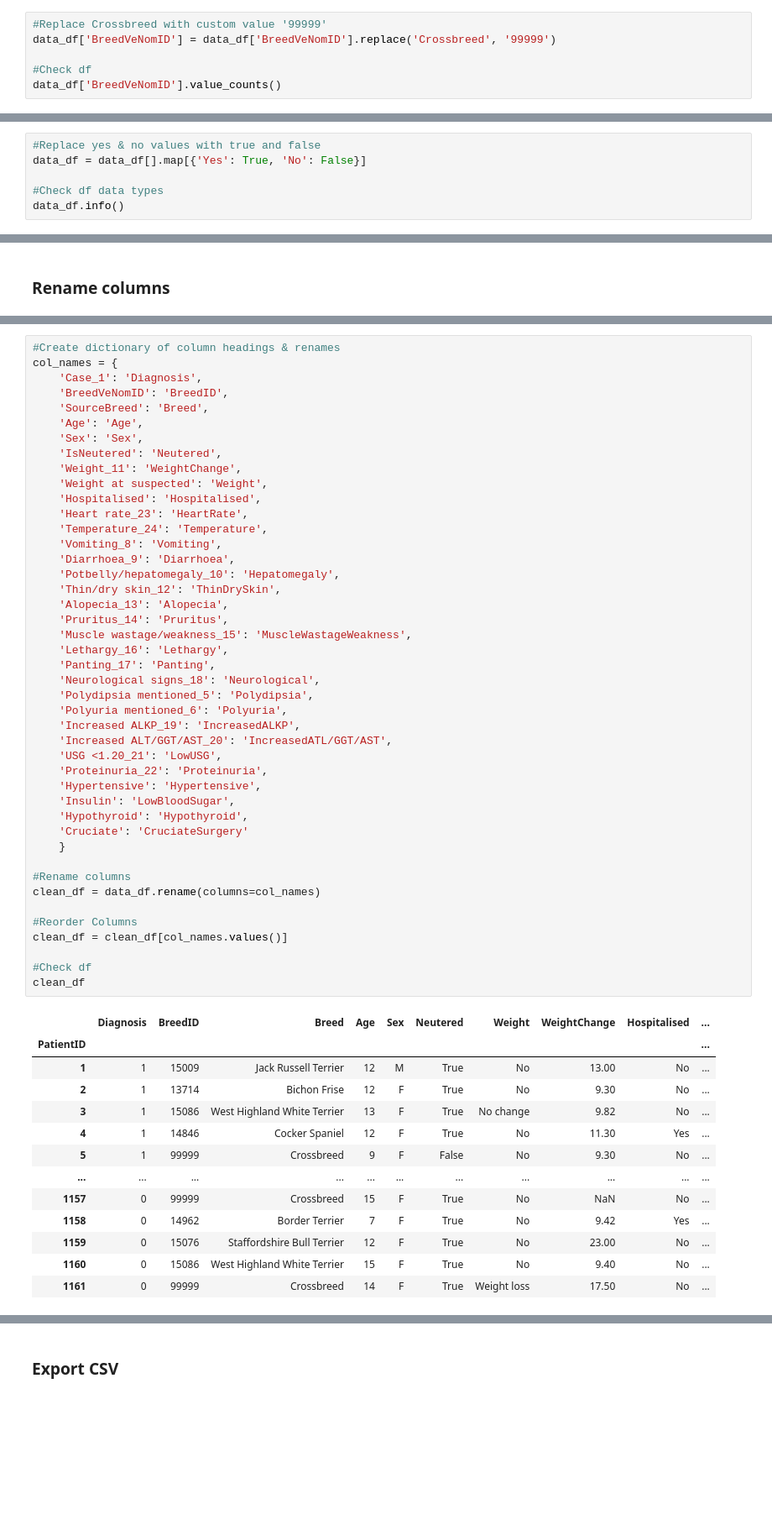
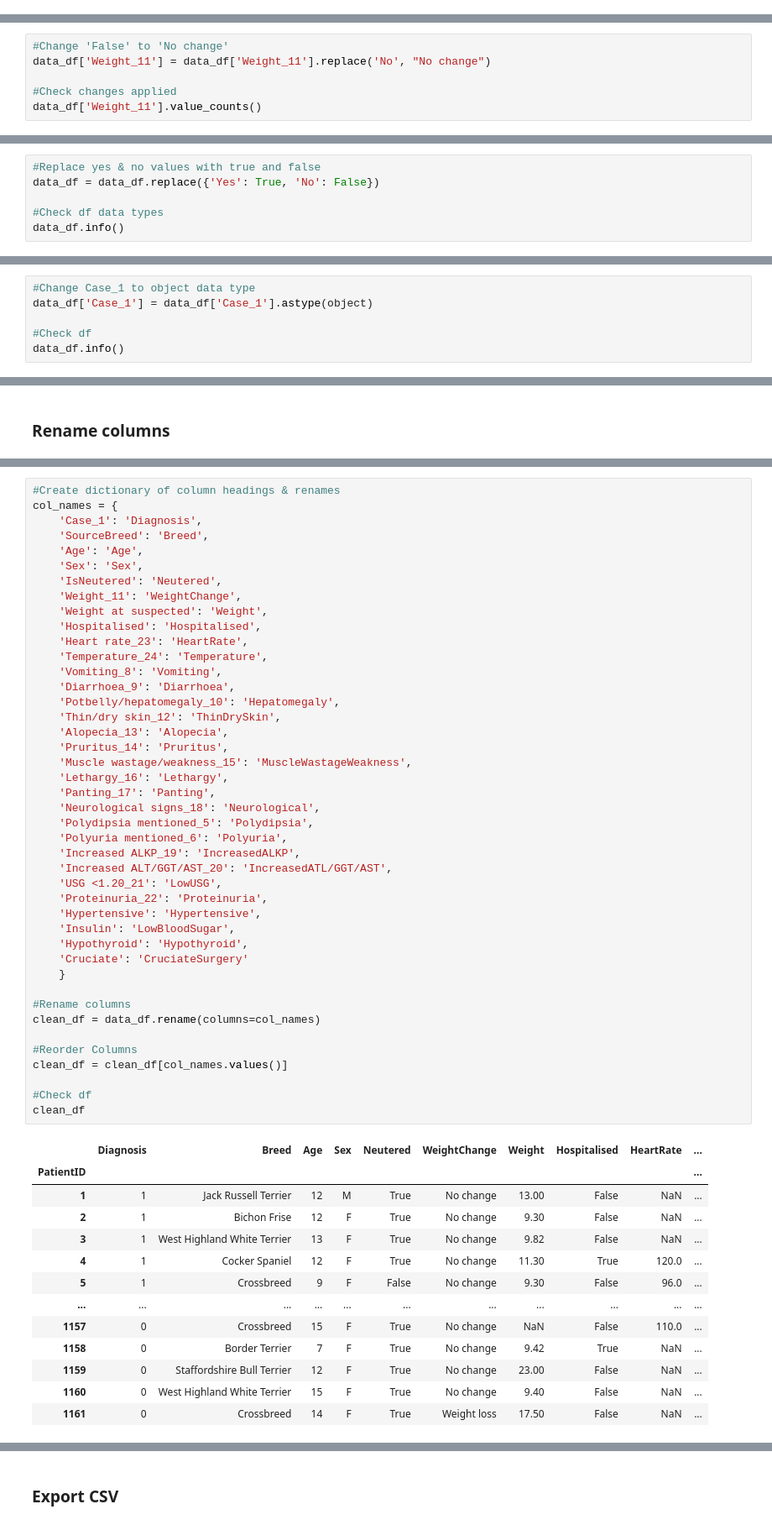
Before and after one commit to Kopixx/Project-4, a Jupyter notebook: data_cleaning.ipynb, the cells around one changed output, grey strips where cells are left out. Shown at 84% size. Drawn from its saved outputs; the diff is of its cells as text; blank space fills up the shorter version.

Commit message:
Updated data cleaning file

```diff
--- a/data_cleaning.ipynb
+++ b/data_cleaning.ipynb
@@ -215,6 +196,0 @@ Name: BreedVeNomID, Length: 122, dtype: int64
-# %%
-#Replace Crossbreed with custom value '99999'
-data_df['BreedVeNomID'] = data_df['BreedVeNomID'].replace('Crossbreed', '99999')
-
-#Check df
-data_df['BreedVeNomID'].value_counts()
@@ -233,0 +208,6 @@ Name: BreedVeNomID, Length: 122, dtype: int64
+# %%
+#Change 'False' to 'No change'
+data_df['Weight_11'] = data_df['Weight_11'].replace('No', "No change")
+
+#Check changes applied
+data_df['Weight_11'].value_counts()
@@ -256,7 +243,7 @@ memory usage: 45.4+ KB
 ### Boolean data types
 # %%
 #Replace yes & no values with true and false
-data_df = data_df[].map[{'Yes': True, 'No': False}]
+data_df = data_df.replace({'Yes': True, 'No': False})
 
 #Check df data types
 data_df.info()
@@ -264,0 +270,6 @@ AttributeError: 'DataFrame' object has no attribute 'map'
+# %%
+#Change Case_1 to object data type
+data_df['Case_1'] = data_df['Case_1'].astype(object)
+
+#Check df
+data_df.info()
@@ -292,7 +321,6 @@ column_names
 #Create dictionary of column headings & renames
 col_names = {
     'Case_1': 'Diagnosis',
-    'BreedVeNomID': 'BreedID',
     'SourceBreed': 'Breed',
     'Age': 'Age',
     'Sex': 'Sex',
@@ -306,43 +334,43 @@ col_names = {
     'Diarrhoea_9': 'Diarrhoea',
     'Potbelly/hepatomegaly_10': 'Hepatomegaly',
     'Thin/dry skin_12': 'ThinDrySkin',
     'Alopecia_13': 'Alopecia',
     'Pruritus_14': 'Pruritus',
     'Muscle wastage/weakness_15': 'MuscleWastageWeakness',
     'Lethargy_16': 'Lethargy',
     'Panting_17': 'Panting',
     'Neurological signs_18': 'Neurological',
     'Polydipsia mentioned_5': 'Polydipsia',
     'Polyuria mentioned_6': 'Polyuria',
     'Increased ALKP_19': 'IncreasedALKP',
     'Increased ALT/GGT/AST_20': 'IncreasedATL/GGT/AST',
     'USG <1.20_21': 'LowUSG',
     'Proteinuria_22': 'Proteinuria',
     'Hypertensive': 'Hypertensive',
     'Insulin': 'LowBloodSugar',
     'Hypothyroid': 'Hypothyroid',
     'Cruciate': 'CruciateSurgery'
     }
 
 #Rename columns
 clean_df = data_df.rename(columns=col_names)
 
 #Reorder Columns
 clean_df = clean_df[col_names.values()]
 
 #Check df
 clean_df
 # %% [output]
-|  | Diagnosis | BreedID | Breed | Age | Sex | Neutered | Weight | WeightChange | Hospitalised | ... |
+|  | Diagnosis | Breed | Age | Sex | Neutered | WeightChange | Weight | Hospitalised | HeartRate | ... |
 | PatientID |  |  |  |  |  |  |  |  |  | ... |
-| 1 | 1 | 15009 | Jack Russell Terrier | 12 | M | True | No | 13.00 | No | ... |
-| 2 | 1 | 13714 | Bichon Frise | 12 | F | True | No | 9.30 | No | ... |
-| 3 | 1 | 15086 | West Highland White Terrier | 13 | F | True | No change | 9.82 | No | ... |
-| 4 | 1 | 14846 | Cocker Spaniel | 12 | F | True | No | 11.30 | Yes | ... |
-| 5 | 1 | 99999 | Crossbreed | 9 | F | False | No | 9.30 | No | ... |
+| 1 | 1 | Jack Russell Terrier | 12 | M | True | No change | 13.00 | False | NaN | ... |
+| 2 | 1 | Bichon Frise | 12 | F | True | No change | 9.30 | False | NaN | ... |
+| 3 | 1 | West Highland White Terrier | 13 | F | True | No change | 9.82 | False | NaN | ... |
+| 4 | 1 | Cocker Spaniel | 12 | F | True | No change | 11.30 | True | 120.0 | ... |
+| 5 | 1 | Crossbreed | 9 | F | False | No change | 9.30 | False | 96.0 | ... |
 | ... | ... | ... | ... | ... | ... | ... | ... | ... | ... | ... |
-| 1157 | 0 | 99999 | Crossbreed | 15 | F | True | No | NaN | No | ... |
-| 1158 | 0 | 14962 | Border Terrier | 7 | F | True | No | 9.42 | Yes | ... |
-| 1159 | 0 | 15076 | Staffordshire Bull Terrier | 12 | F | True | No | 23.00 | No | ... |
-| 1160 | 0 | 15086 | West Highland White Terrier | 15 | F | True | No | 9.40 | No | ... |
-| 1161 | 0 | 99999 | Crossbreed | 14 | F | True | Weight loss | 17.50 | No | ... |
+| 1157 | 0 | Crossbreed | 15 | F | True | No change | NaN | False | 110.0 | ... |
+| 1158 | 0 | Border Terrier | 7 | F | True | No change | 9.42 | True | NaN | ... |
+| 1159 | 0 | Staffordshire Bull Terrier | 12 | F | True | No change | 23.00 | False | NaN | ... |
+| 1160 | 0 | West Highland White Terrier | 15 | F | True | No change | 9.40 | False | NaN | ... |
+| 1161 | 0 | Crossbreed | 14 | F | True | Weight loss | 17.50 | False | NaN | ... |
```
Also changed, not shown: parts of 13 cells of this notebook, 1 other file.
